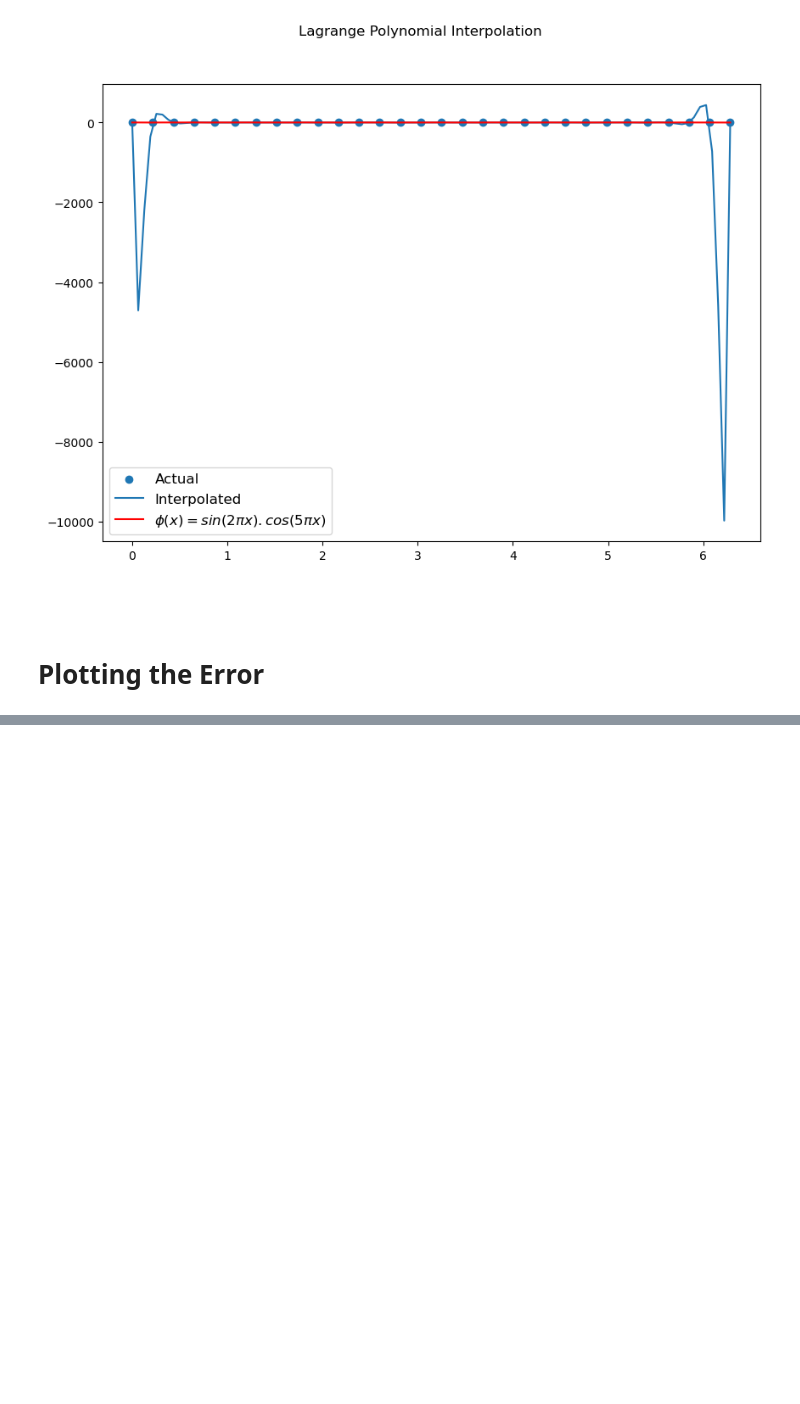
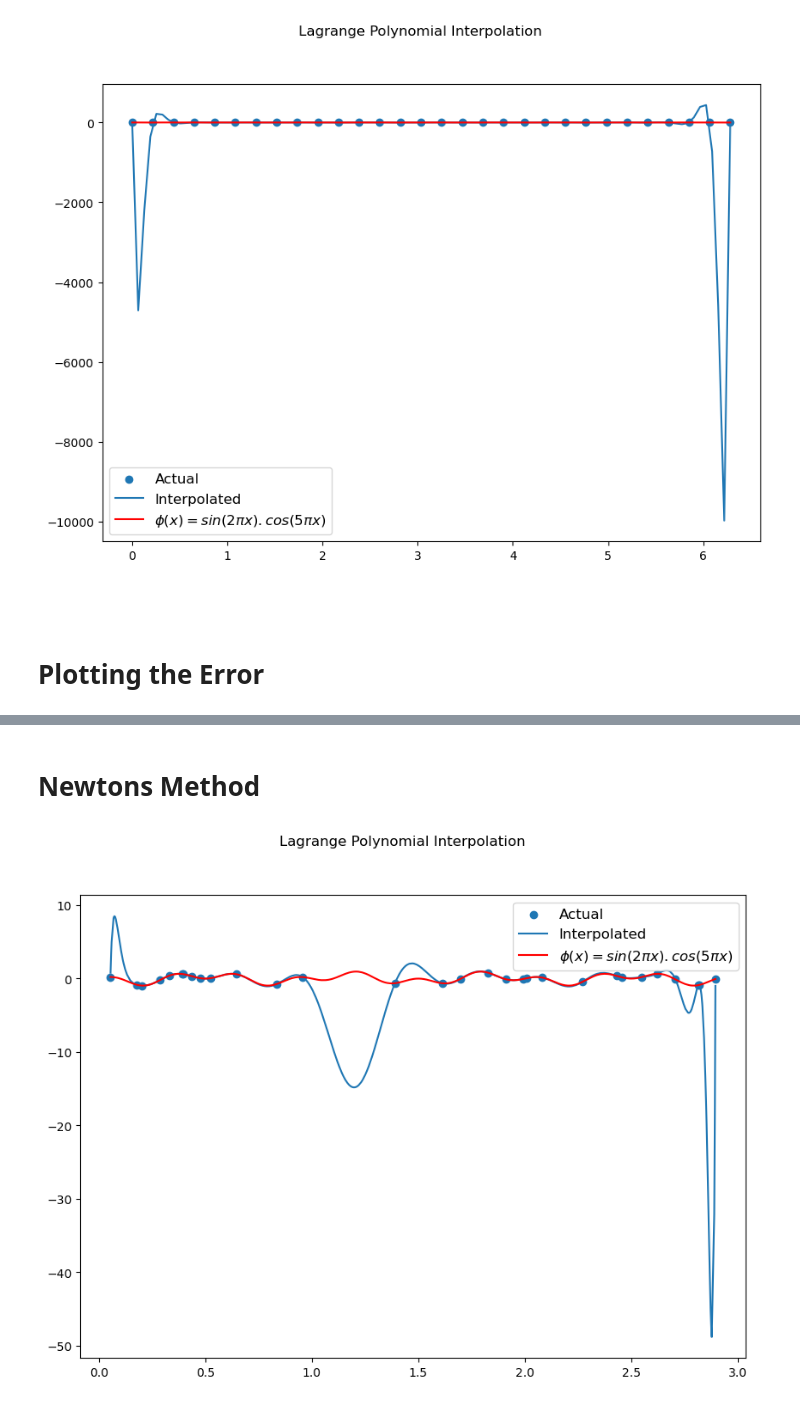
Before and after one commit to beemarsh/meshless_pde, a Jupyter notebook: lagrange_interpolation.ipynb, the cells around one changed output, grey strips where cells are left out. Drawn from its saved outputs; the diff is of its cells as text; code cells hidden in the pictures; blank space fills up the shorter version.

```diff
--- a/lagrange_interpolation.ipynb
+++ b/lagrange_interpolation.ipynb
@@ -89,0 +100,40 @@ plt.show()
+# %% [markdown]
+# Newtons Method
+# %%
+def grad(a,b):
+    if a==0:
+        return y[b]
+    return (grad(a-1,b)-grad(a-1,a-1))/(x[b]-x[a-1])
+
+def newton_polynomial(_x, _y, _input):
+    y=0
+    for p in range(len(_x)):
+        prodres=grad(p,p)
+        for q in range(p):
+            prodres*=(_input - _x[q])
+        y+=prodres
+    return y
+# %%
+def phi(_X):
+    val=np.sin(2*np.pi*_X)*np.cos(5*np.pi*_X)
+    return val
+
+num_data_points = 30
+
+# Data Points
+x=np.deg2rad(np.random.uniform(0,180, num_data_points))
+x.sort()
+y= phi(x)
+
+num_points = 1000
+
+X = np.random.uniform(min(x), max(x), num_points)
+X.sort()
+
+actual_y = phi(X)
+# %%
+Y = newton_polynomial(x,y,X)
+
+plot_graph(x,y,X, Y, plot_actual=True, y_actual=actual_y, txt_function=r'$\phi (x)= sin(2\pi x).cos(5\pi x)$')
+# %% [output]
+[figure, added]
```
Also changed, not shown: parts of 5 cells of this notebook, 1 other file.
